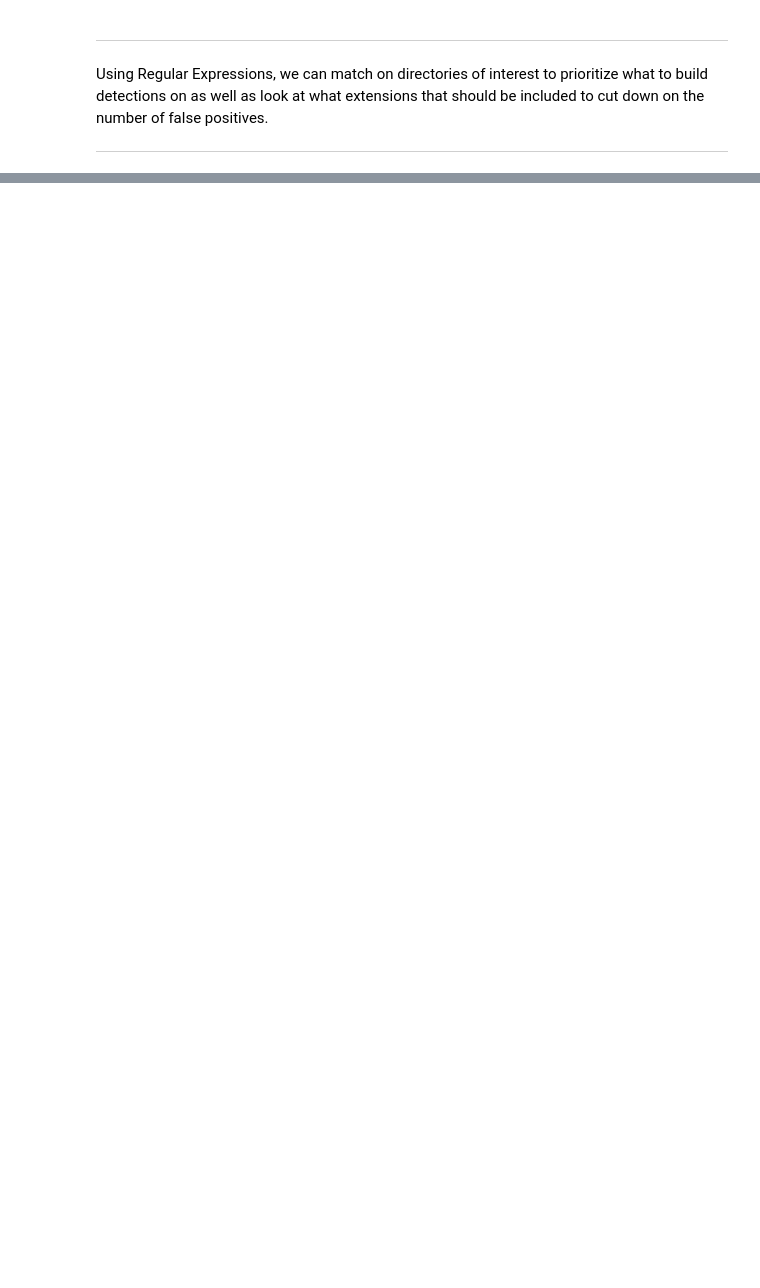
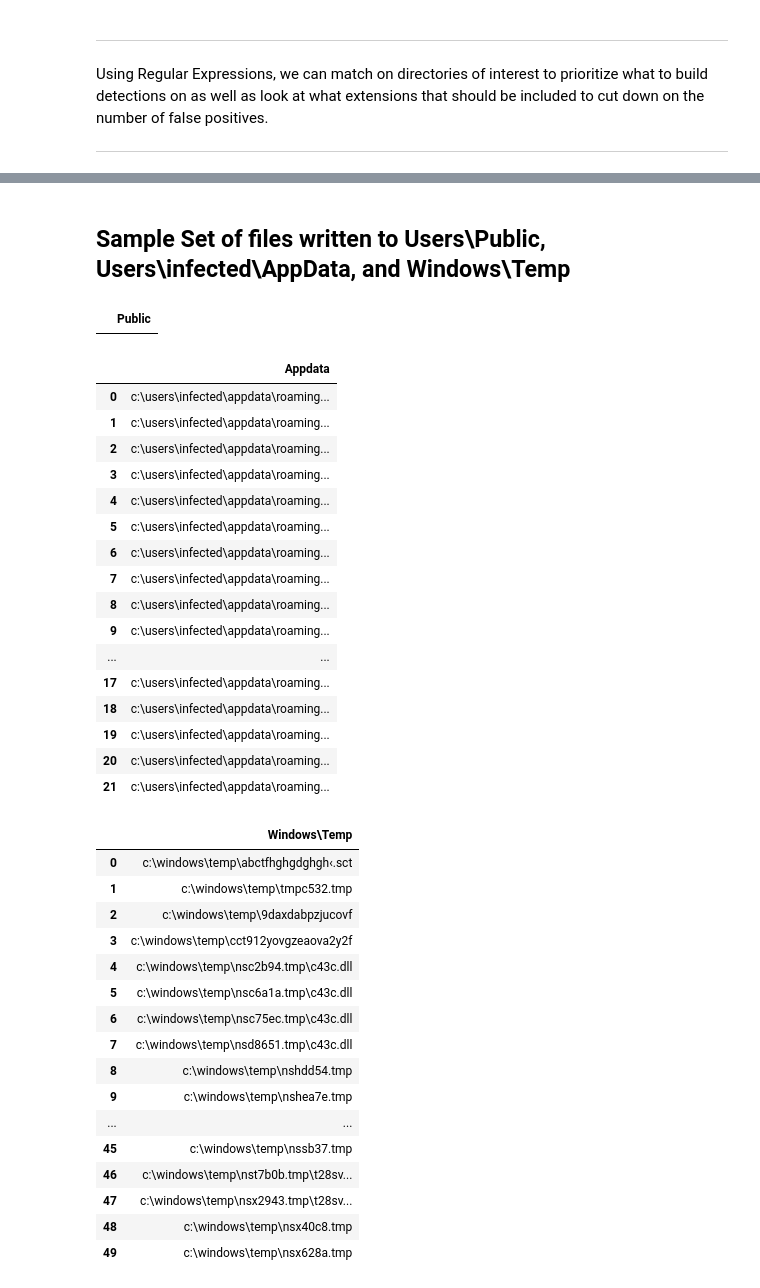
Before and after one commit to BinaryDefense/ThreatHuntingJupyterNotebooks, a Jupyter notebook: MaldocMetrics.ipynb, the cells around one changed output, grey strips where cells are left out. Drawn from its saved outputs; the diff is of its cells as text; code cells hidden in the pictures; blank space fills up the shorter version.

```diff
--- a/MaldocMetrics.ipynb
+++ b/MaldocMetrics.ipynb
@@ -249,2 +357,0 @@ System32DF.style.set_properties(**{'text-align': 'left'})
-# %%
-TempDF.style.set_properties(**{'text-align': 'left'})
@@ -271,2 +357,0 @@ TempDF.style.set_properties(**{'text-align': 'left'})
-# %%
-AppDataDF.style.set_properties(**{'text-align': 'left'})
@@ -312,0 +426,40 @@ ProgramdataDF.style.set_properties(**{'text-align': 'left'})
+# %% [markdown]
+## Sample Set of files written to Users\\Public, Users\\infected\\AppData, and Windows\\Temp
+# %%
+display_side_by_side([PublicDF.head(50),AppDataDF.head(50),TempDF.head(50)])
+# %% [output]
+|  | Public |
+|  | Appdata |
+| 0 | c:\users\infected\appdata\roaming... |
+| 1 | c:\users\infected\appdata\roaming... |
+| 2 | c:\users\infected\appdata\roaming... |
+| 3 | c:\users\infected\appdata\roaming... |
+| 4 | c:\users\infected\appdata\roaming... |
+| 5 | c:\users\infected\appdata\roaming... |
+| 6 | c:\users\infected\appdata\roaming... |
+| 7 | c:\users\infected\appdata\roaming... |
+| 8 | c:\users\infected\appdata\roaming... |
+| 9 | c:\users\infected\appdata\roaming... |
+| ... | ... |
+| 17 | c:\users\infected\appdata\roaming... |
+| 18 | c:\users\infected\appdata\roaming... |
+| 19 | c:\users\infected\appdata\roaming... |
+| 20 | c:\users\infected\appdata\roaming... |
+| 21 | c:\users\infected\appdata\roaming... |
+|  | Windows\Temp |
+| 0 | c:\windows\temp\abctfhghgdghgh‹.sct |
+| 1 | c:\windows\temp\tmpc532.tmp |
+| 2 | c:\windows\temp\9daxdabpzjucovf |
+| 3 | c:\windows\temp\cct912yovgzeaova2y2f |
+| 4 | c:\windows\temp\nsc2b94.tmp\c43c.dll |
+| 5 | c:\windows\temp\nsc6a1a.tmp\c43c.dll |
+| 6 | c:\windows\temp\nsc75ec.tmp\c43c.dll |
+| 7 | c:\windows\temp\nsd8651.tmp\c43c.dll |
+| 8 | c:\windows\temp\nshdd54.tmp |
+| 9 | c:\windows\temp\nshea7e.tmp |
+| ... | ... |
+| 45 | c:\windows\temp\nssb37.tmp |
+| 46 | c:\windows\temp\nst7b0b.tmp\t28sv... |
+| 47 | c:\windows\temp\nsx2943.tmp\t28sv... |
+| 48 | c:\windows\temp\nsx40c8.tmp |
+| 49 | c:\windows\temp\nsx628a.tmp |
```
Also changed, not shown: parts of 41 cells of this notebook.
